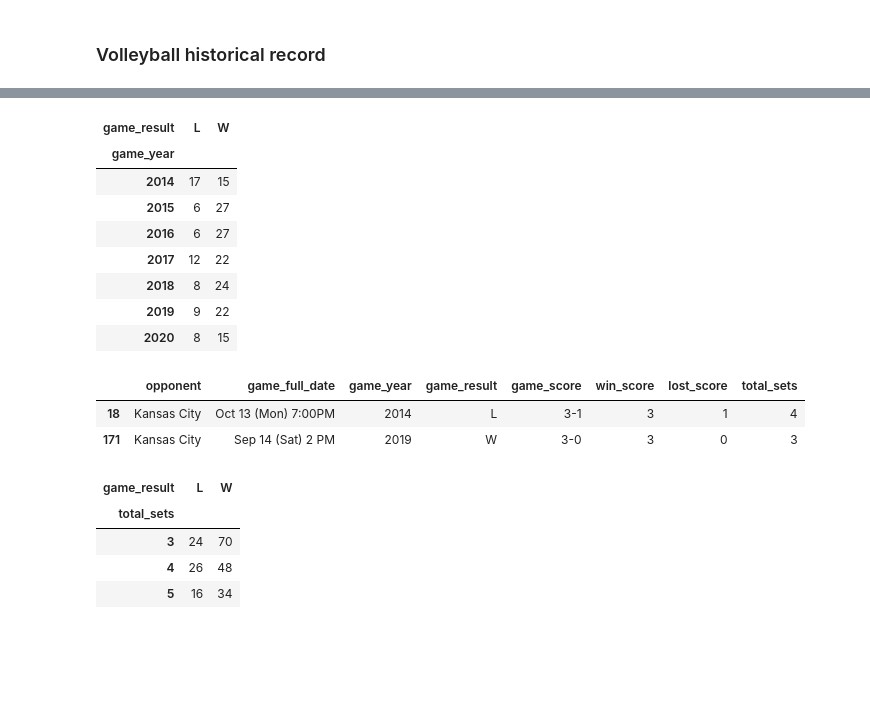
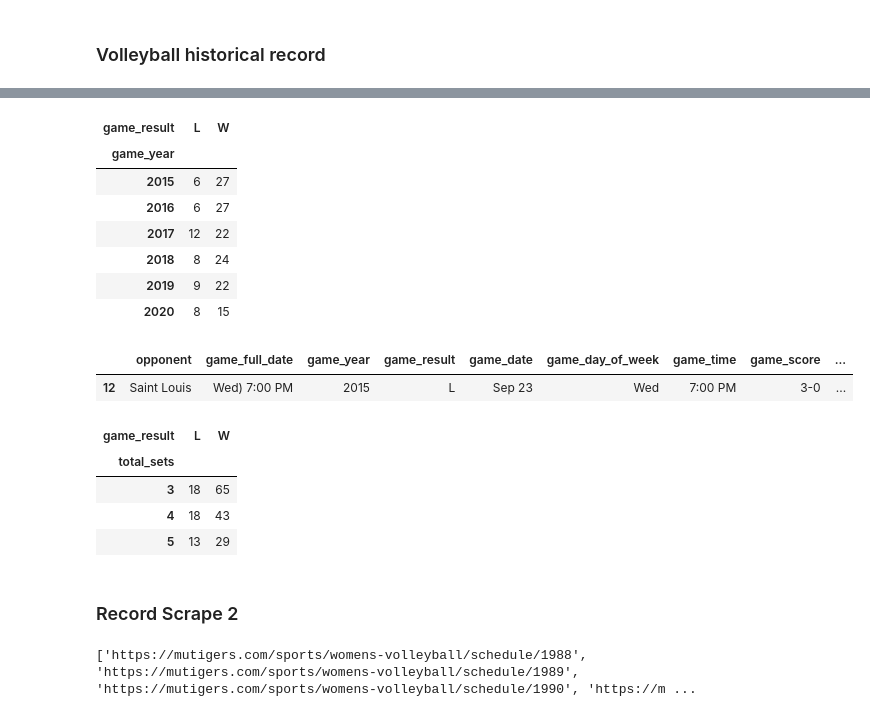
Before and after one commit to gcdean38/MSM_python, a Jupyter notebook: kcou/volleyball/w_volleyball.ipynb, the cells around one changed output, grey strips where cells are left out. Drawn from its saved outputs; the diff is of its cells as text; code cells hidden in the pictures; blank space fills up the shorter version.

```diff
--- a/kcou/volleyball/w_volleyball.ipynb
+++ b/kcou/volleyball/w_volleyball.ipynb
@@ -150,7 +151,7 @@ pd.crosstab(index = volleyball_results_2020['game_day_of_week'], columns = volle
 ### Volleyball historical record
 # %%
 years = []
-for year in range(2014,2021):
+for year in range(2015,2021):
     years.append(str(year))
 # %%
 base_schedule_url = 'https://mutigers.com/sports/womens-volleyball/schedule/'
@@ -227,8 +228,8 @@ miz_hist_record['game_full_date'] = date_list
 miz_hist_record['game_year'] = year_list
 miz_hist_record['game_result'] = result_list
 
-# miz_hist_record[['game_date','game_full_date']] = miz_hist_record['game_full_date'].str.split("(",expand=True)
-# miz_hist_record[['game_day_of_week','game_time']] = miz_hist_record['game_full_date'].str.split(")",expand=True)
+miz_hist_record[['game_date','game_full_date']] = miz_hist_record['game_full_date'].str.split("(",expand=True,n=1)
+miz_hist_record[['game_day_of_week','game_time']] = miz_hist_record['game_full_date'].str.split(")",expand=True,n=1)
 miz_hist_record[['game_result','game_score']] = miz_hist_record['game_result'].str.split(',',expand=True)
 miz_hist_record[['win_score','lost_score']] = miz_hist_record['game_score'].str.split('-',expand=True)
 
@@ -261,7 +262,6 @@ pd.crosstab(index = miz_hist_record['game_year'], columns = miz_hist_record['gam
 # %% [output]
 | game_result | L | W |
 | game_year |  |  |
-| 2014 | 17 | 15 |
 | 2015 | 6 | 27 |
 | 2016 | 6 | 27 |
 | 2017 | 12 | 22 |
@@ -269,18 +269,19 @@ pd.crosstab(index = miz_hist_record['game_year'], columns = miz_hist_record['gam
 | 2019 | 9 | 22 |
 | 2020 | 8 | 15 |
 # %%
-opponent = 'Kansas City'
+opponent = 'Saint Louis'
 vs_opponent = miz_hist_record[miz_hist_record['opponent'].str.contains(opponent)]
 vs_opponent
 # %% [output]
-|  | opponent | game_full_date | game_year | game_result | game_score | win_score | lost_score | total_sets |
-| 18 | Kansas City | Oct 13 (Mon) 7:00PM | 2014 | L | 3-1 | 3 | 1 | 4 |
-| 171 | Kansas City | Sep 14 (Sat) 2 PM | 2019 | W | 3-0 | 3 | 0 | 3 |
+|  | opponent | game_full_date | game_year | game_result | game_date | game_day_of_week | game_time | game_score | ... |
+| 12 | Saint Louis | Wed) 7:00 PM | 2015 | L | Sep 23 | Wed | 7:00 PM | 3-0 | ... |
 # %%
 pd.crosstab(index = miz_hist_record['total_sets'], columns = miz_hist_record['game_result'])
 # %% [output]
 | game_result | L | W |
 | total_sets |  |  |
-| 3 | 24 | 70 |
-| 4 | 26 | 48 |
-| 5 | 16 | 34 |
+| 3 | 18 | 65 |
+| 4 | 18 | 43 |
+| 5 | 13 | 29 |
+# %% [markdown]
+### Record Scrape 2
@@ -286,0 +298,4 @@ pd.crosstab(index = miz_hist_record['total_sets'], columns = miz_hist_record['ga
+# %%
+print(schedule_urls)
+# %% [output]
+['https://mutigers.com/sports/womens-volleyball/schedule/1988', 'https://mutigers.com/sports/womens-volleyball/schedule/1989', 'https://mutigers.com/sports/womens-volleyball/schedule/1990', 'https://m ...
```
Also changed, not shown: parts of 18 cells of this notebook, 3 other files.
